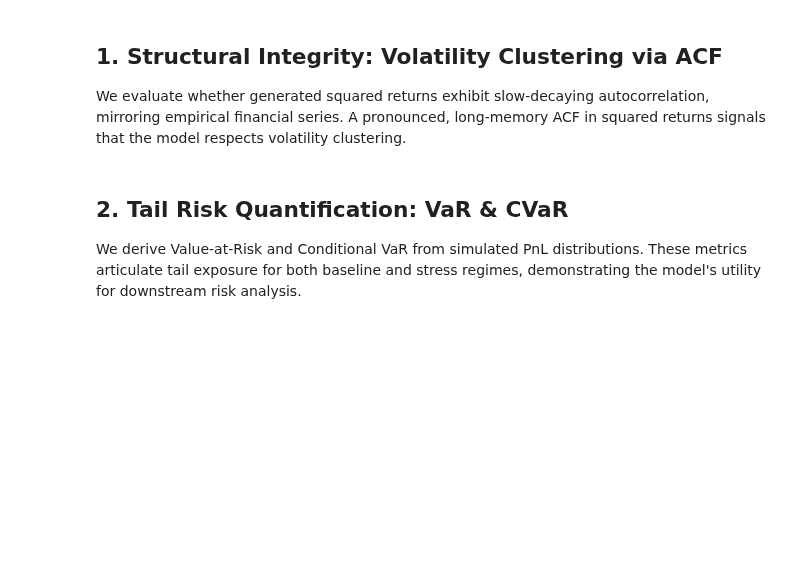
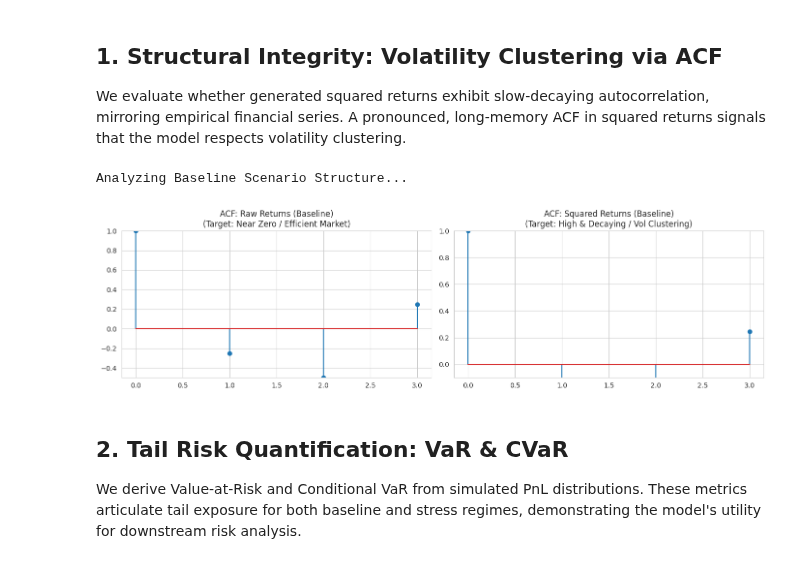
Before and after one commit to Land-Walker/FinD_Generator, a Jupyter notebook: FinD_Generator/notebooks/scenario_stress_demo.ipynb, the cells around one changed output. Saved outputs shown, nothing was run; the diff lists cells and outputs as text; code cells hidden in the pictures; blank space fills up the shorter version.

Commit message:
Store the result of scenario stress test demo

```diff
--- a/FinD_Generator/notebooks/scenario_stress_demo.ipynb
+++ b/FinD_Generator/notebooks/scenario_stress_demo.ipynb
@@ -166,21 +184,44 @@ stress_scenarios = pd.DataFrame(stress_df)
 # %% [markdown]
 ## 1. Structural Integrity: Volatility Clustering via ACF
 We evaluate whether generated squared returns exhibit slow-decaying autocorrelation, mirroring empirical financial series. A pronounced, long-memory ACF in squared returns signals that the model respects volatility clustering.
-# %%
-from statsmodels.tsa.stattools import acf
-
-# Compute squared returns
-sq_returns = baseline_scenarios.pow(2)
-
-# ACF of squared returns (per horizon) averaged across scenarios
-lags = 20
-acf_values = sq_returns.apply(lambda col: acf(col, nlags=lags, fft=True), axis=0)
-acf_mean = acf_values.mean(axis=1)
-
-fig, ax = plt.subplots()
-ax.stem(range(len(acf_mean)), acf_mean, basefmt=" " )
-ax.set(title="Average ACF of Squared Returns (Baseline)", xlabel="Lag", ylabel="ACF")
-plt.show()
+# %%
+from statsmodels.tsa.stattools import acf
+
+def plot_stylized_facts(df, title_suffix=""):
+    """
+    Analyzes the first realized path in the dataframe.
+    1. ACF of Returns (Should be near zero -> Random Walk)
+    2. ACF of Squared Returns (Should be positive/decaying -> Volatility Clustering)
+    """
+    # Calculate returns (assuming output is price/level, take diff. If output is returns, skip diff)
+    # Using .diff() to be safe, assuming log-prices or levels.
+    returns = df.iloc[:, 0].diff().dropna()
+
+    # Calculate ACF
+    lag_n = min(20, len(returns) - 1)
+    acf_ret = acf(returns, nlags=lag_n)
+    acf_sq_ret = acf(returns**2, nlags=lag_n)
+
+    fig, axes = plt.subplots(1, 2, figsize=(14, 4))
+
+    # Plot 1: Raw Returns
+    axes[0].stem(acf_ret)
+    axes[0].set_title(f"ACF: Raw Returns {title_suffix}\n(Target: Near Zero / Efficient Market)")
+    axes[0].set_ylim(-0.5, 1.0)
+
+    # Plot 2: Squared Returns
+    axes[1].stem(acf_sq_ret)
+    axes[1].set_title(f"ACF: Squared Returns {title_suffix}\n(Target: High & Decaying / Vol Clustering)")
+    axes[1].set_ylim(-0.1, 1.0)
+
+    plt.tight_layout()
+    plt.show()
+
+print("Analyzing Baseline Scenario Structure...")
+plot_stylized_facts(baseline_scenarios, "(Baseline)")
+# %% [output]
+Analyzing Baseline Scenario Structure...
+[figure, added]
 # %% [markdown]
 ## 2. Tail Risk Quantification: VaR & CVaR
 We derive Value-at-Risk and Conditional VaR from simulated PnL distributions. These metrics articulate tail exposure for both baseline and stress regimes, demonstrating the model's utility for downstream risk analysis.
```
Also changed, not shown: parts of 8 cells of this notebook, 3 other files.
